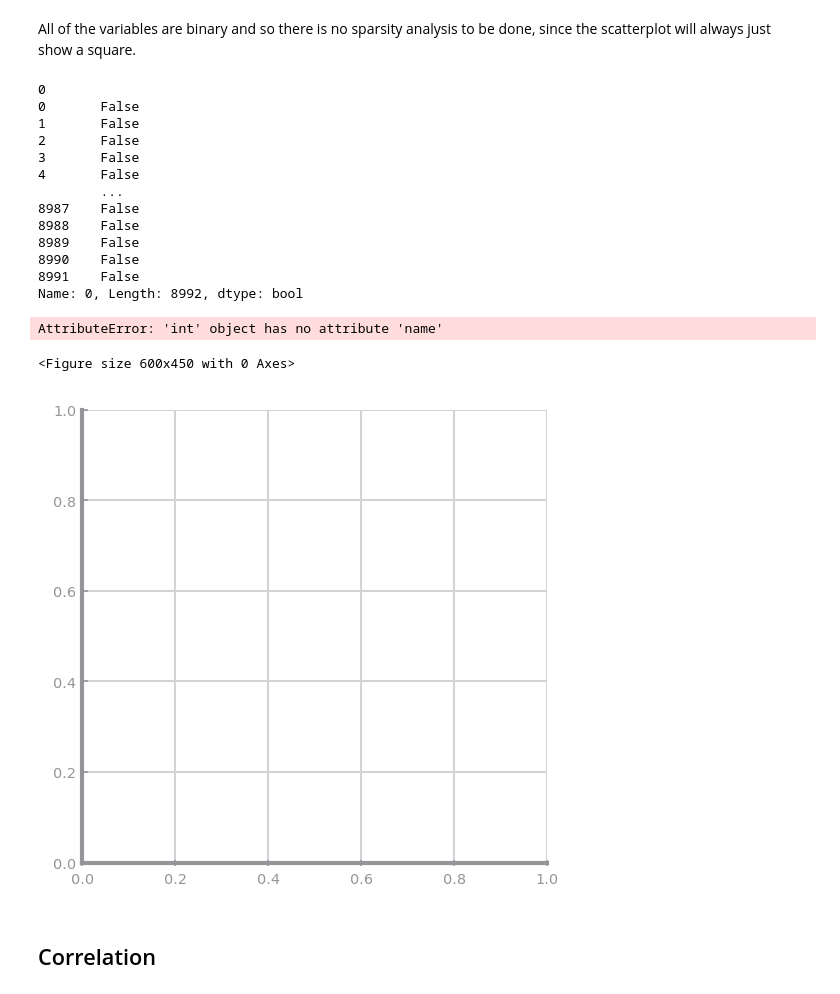
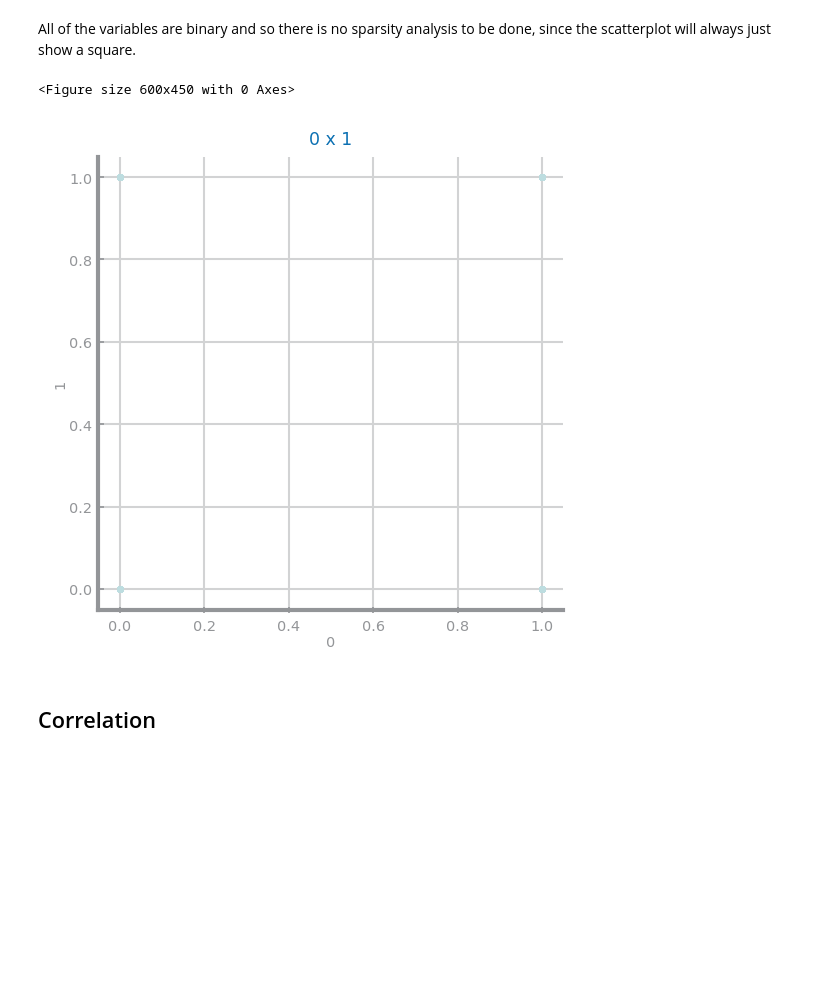
Before and after one commit to joaocmd/CD-Project, a Jupyter notebook: proj-1_lab2.ipynb, the cells around one changed output. Drawn from its saved outputs; the diff is of its cells as text; code cells hidden in the pictures; blank space fills up the shorter version.

```diff
--- a/proj-1_lab2.ipynb
+++ b/proj-1_lab2.ipynb
@@ -44,33 +44,17 @@ All of the variables are binary and so there is no sparsity analysis to be done,
 # %%
 columns = t_data.select_dtypes(include='bool').columns
 plt.figure()
 fig, axs = plt.subplots(1, 1, figsize=(4, 4), squeeze=False)
 var1 = columns[0]
 var2 = columns[1]
-print(var1)
-print(t_data[var1])
-axs[0, 0].set_title("%s x %s"%(var1.name,var2.name))
-axs[0, 0].set_xlabel(var1.name)
-axs[0, 0].set_ylabel(var2.name)
+axs[0, 0].set_title("%s x %s"%(var1,var2))
+axs[0, 0].set_xlabel(var1)
+axs[0, 0].set_ylabel(var2)
 axs[0, 0].scatter(t_data[var1], t_data[var2])
 plt.show()
 # %% [output]
-0
-0       False
-1       False
-2       False
-3       False
-4       False
-        ...
-8987    False
-8988    False
-8989    False
-8990    False
-8991    False
-Name: 0, Length: 8992, dtype: bool
+<Figure size 600x450 with 0 Axes>
-AttributeError: 'int' object has no attribute 'name'
-<Figure size 600x450 with 0 Axes>
-[figure, old version]
+[figure, new version]
 # %% [markdown]
 ## Correlation
 # %%
```
